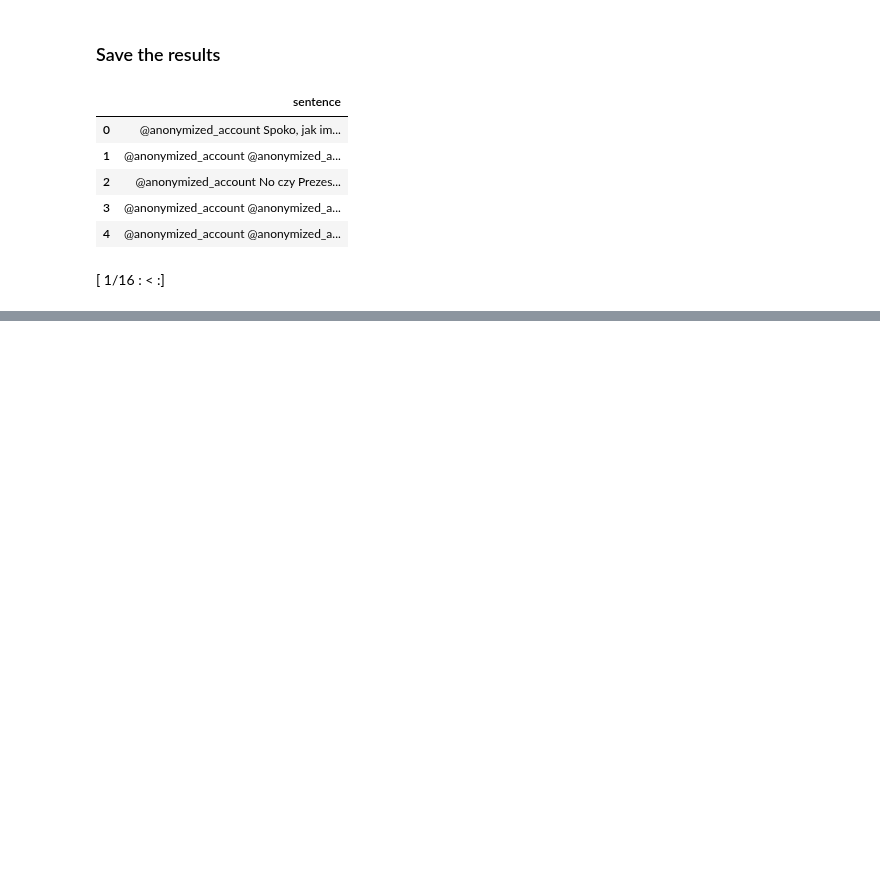
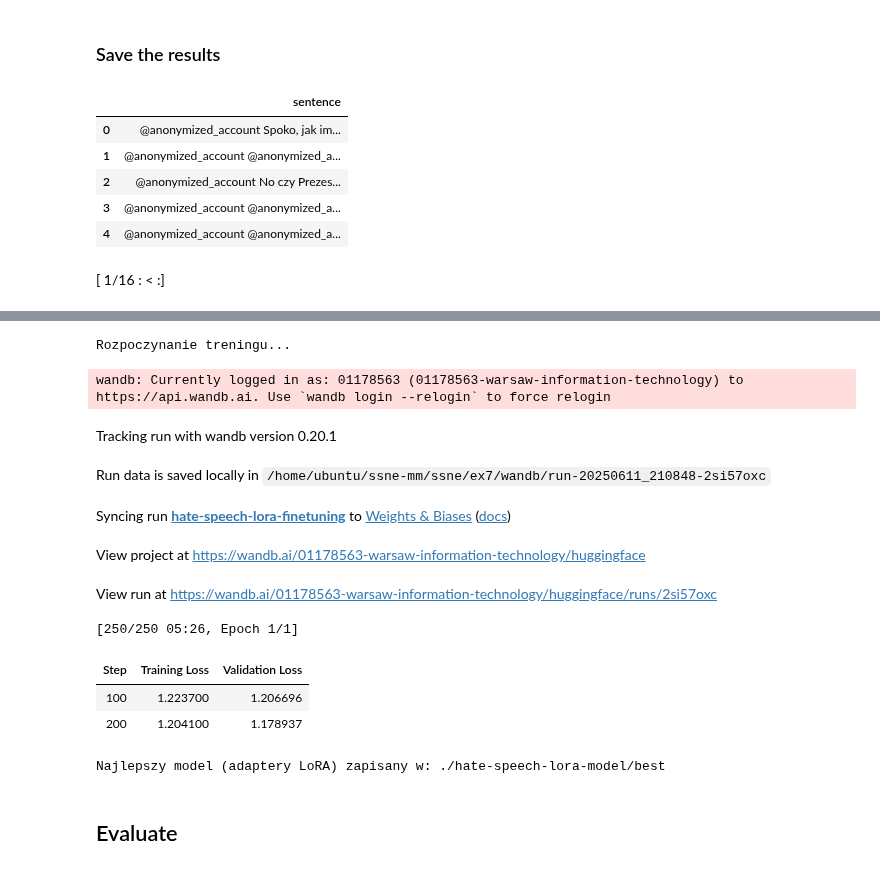
Before and after one commit to gamemeine/ssne, a Jupyter notebook: ex7/main.ipynb, the cells around one changed output, grey strips where cells are left out. Cells and saved outputs as stored; diff of their text form; code cells hidden in the pictures; blank space fills up the shorter version.

```diff
--- a/ex7/main.ipynb
+++ b/ex7/main.ipynb
@@ -658,0 +767,30 @@ output_df.to_csv(output_dir, index=False, header=False)
+# %%
+training_args = TrainingArguments(
+    output_dir=LORA_MODEL_OUTPUT_DIR,
+    per_device_train_batch_size=2,
+    per_device_eval_batch_size=2,
+    gradient_accumulation_steps=4,
+    learning_rate=2e-4,
+    weight_decay=0.01,
+    num_train_epochs=1,
+    logging_steps=10,
+    save_steps=100,
+    eval_strategy="steps",
+    eval_steps=100,
+    load_best_model_at_end=True,
+    greater_is_better=False,
+    metric_for_best_model="eval_loss",
+    save_total_limit=2,
+    fp16=True,
+    report_to="wandb",
+    run_name="hate-speech-lora-finetuning",
+)
+
+trainer = Trainer(
+    model=model,
+    args=training_args,
+    train_dataset=tokenized_datasets["train"],
+    eval_dataset=tokenized_datasets["validation"],
+    tokenizer=tokenizer,
+    data_collator=DataCollatorForLanguageModeling(tokenizer=tokenizer, mlm=False)
+)
@@ -658,0 +821,22 @@ output_df.to_csv(output_dir, index=False, header=False)
+# %%
+print("\nRozpoczynanie treningu...")
+trainer.train()
+
+best_model_path = LORA_MODEL_OUTPUT_DIR+ "/best"
+trainer.save_model(best_model_path)
+print(f"Najlepszy model (adaptery LoRA) zapisany w: {best_model_path}")
+# %% [output]
+Rozpoczynanie treningu...
+wandb: Currently logged in as: 01178563 (01178563-warsaw-information-technology) to https://api.wandb.ai. Use `wandb login --relogin` to force relogin
+Tracking run with wandb version 0.20.1
+Run data is saved locally in /home/ubuntu/ssne-mm/ssne/ex7/wandb/run-20250611_210848-2si57oxc
+Syncing run hate-speech-lora-finetuning to Weights & Biases (docs)
+View project at https://wandb.ai/01178563-warsaw-information-technology/huggingface
+View run at https://wandb.ai/01178563-warsaw-information-technology/huggingface/runs/2si57oxc
+[250/250 05:26, Epoch 1/1]
+| Step | Training Loss | Validation Loss |
+| 100 | 1.223700 | 1.206696 |
+| 200 | 1.204100 | 1.178937 |
+Najlepszy model (adaptery LoRA) zapisany w: ./hate-speech-lora-model/best
+# %% [markdown]
+## Evaluate
```
Also changed, not shown: parts of 16 cells of this notebook.
